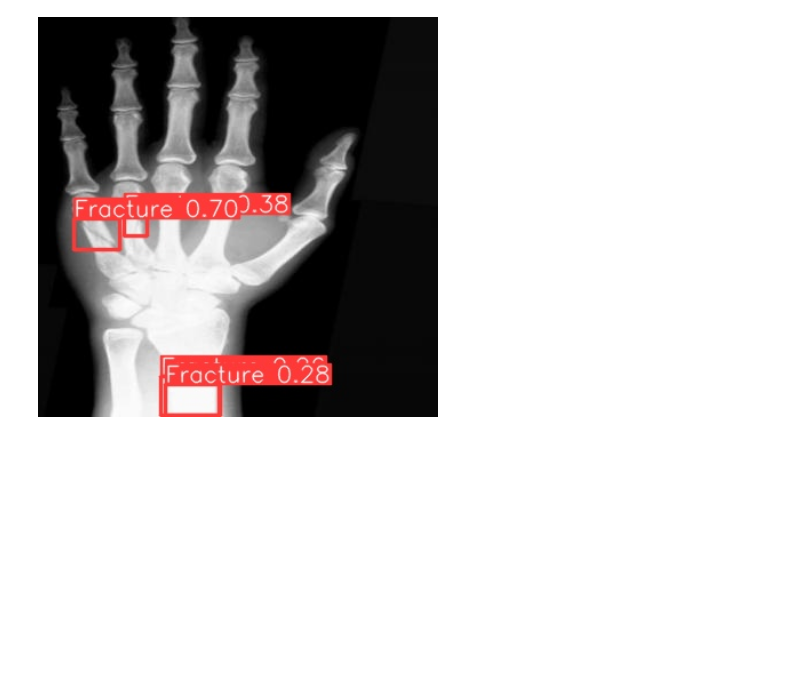
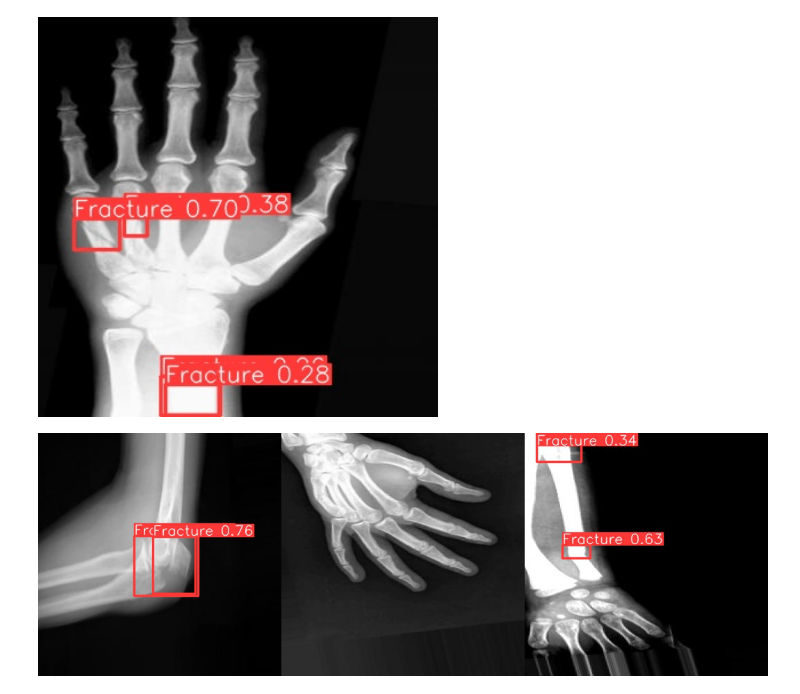
Before and after one commit to nesibegul/BoneFracture_YOLOv8, a Jupyter notebook: Bone_Fracture.ipynb, the cells around one changed output. Saved outputs shown, nothing was run; the diff lists cells and outputs as text; code cells hidden in the pictures; blank space fills up the shorter version.

```diff
--- a/Bone_Fracture.ipynb
+++ b/Bone_Fracture.ipynb
@@ -249,3 +289,29 @@ for image_path in glob.glob(f'{HOME}/runs/detect/predict/*.jpg')[:5]:
 [figure]
 [figure]
 [figure]
+# %%
+import glob
+from PIL import Image
+
+image_paths = glob.glob(f'{HOME}/runs/detect/predict/*.jpg')[:3]
+images = []
+
+for image_path in image_paths:
+    image = Image.open(image_path)
+    images.append(image)
+
+# Resimleri yan yana birleştirme
+total_width = sum(image.width for image in images)
+max_height = max(image.height for image in images)
+
+merged_image = Image.new('RGB', (total_width, max_height))
+
+x_offset = 0
+for image in images:
+    merged_image.paste(image, (x_offset, 0))
+    x_offset += image.width
+
+
+merged_image.show()
+# %% [output]
+[figure, added]
```
Also changed, not shown: parts of 4 cells of this notebook.
